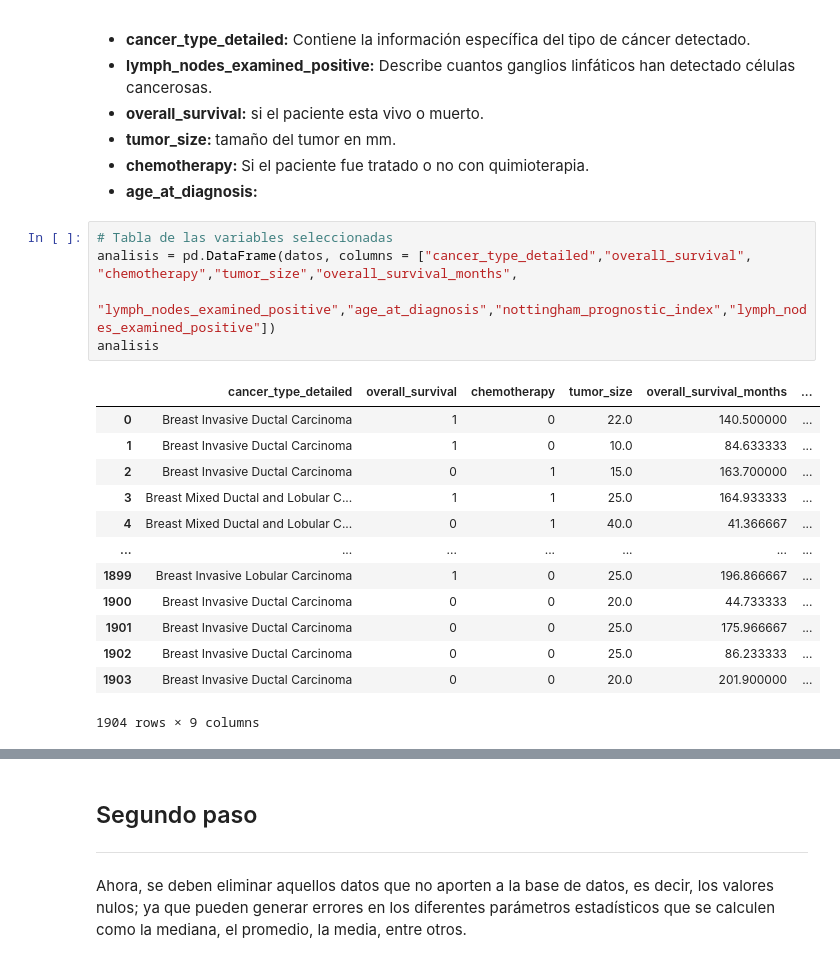
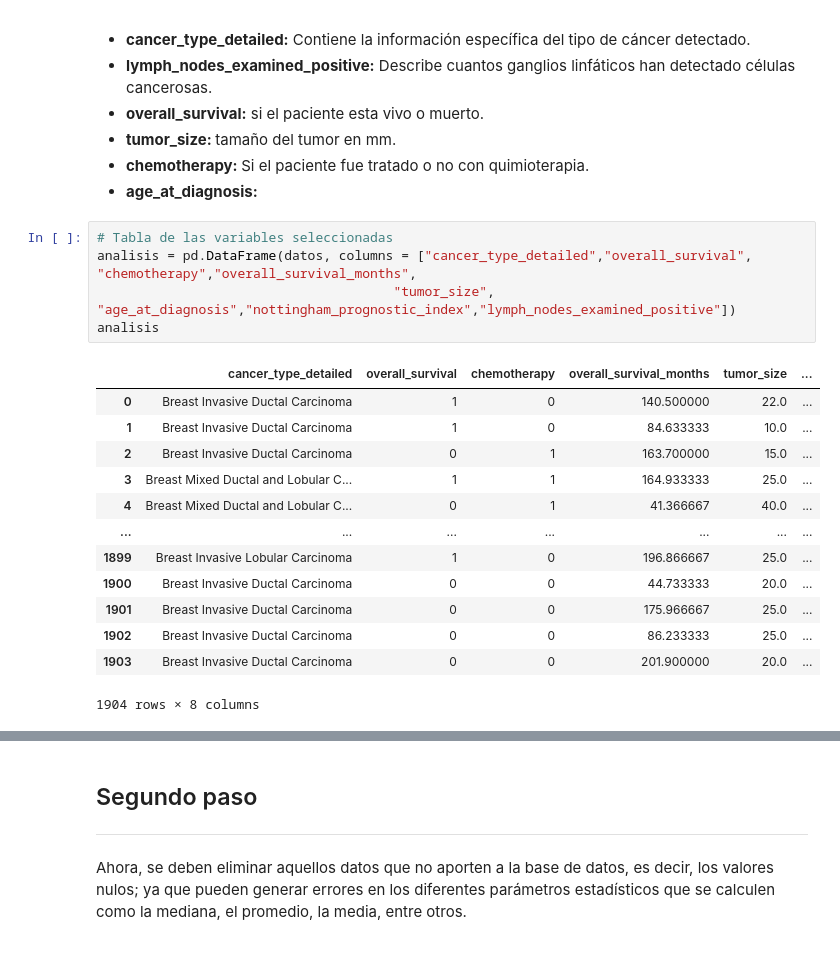
Before and after one commit to diazgaby/MachineLearning_Pregrado, a Jupyter notebook: comp.ipynb, the cells around one changed output, grey strips where cells are left out. Cells and saved outputs as stored; diff of their text form.

```diff
--- a/comp.ipynb
+++ b/comp.ipynb
@@ -65,23 +65,23 @@ Name: mutation_count, dtype: float64
 </ul>
 # %%
 # Tabla de las variables seleccionadas
-analisis = pd.DataFrame(datos, columns = ["cancer_type_detailed","overall_survival", "chemotherapy","tumor_size","overall_survival_months",
-                                      "lymph_nodes_examined_positive","age_at_diagnosis","nottingham_prognostic_index","lymph_nodes_examined_positive"])
+analisis = pd.DataFrame(datos, columns = ["cancer_type_detailed","overall_survival", "chemotherapy","overall_survival_months",
+                                      "tumor_size", "age_at_diagnosis","nottingham_prognostic_index","lymph_nodes_examined_positive"])
 analisis
 # %% [output]
-|  | cancer_type_detailed | overall_survival | chemotherapy | tumor_size | overall_survival_months | ... |
-| 0 | Breast Invasive Ductal Carcinoma | 1 | 0 | 22.0 | 140.500000 | ... |
-| 1 | Breast Invasive Ductal Carcinoma | 1 | 0 | 10.0 | 84.633333 | ... |
-| 2 | Breast Invasive Ductal Carcinoma | 0 | 1 | 15.0 | 163.700000 | ... |
-| 3 | Breast Mixed Ductal and Lobular C... | 1 | 1 | 25.0 | 164.933333 | ... |
-| 4 | Breast Mixed Ductal and Lobular C... | 0 | 1 | 40.0 | 41.366667 | ... |
+|  | cancer_type_detailed | overall_survival | chemotherapy | overall_survival_months | tumor_size | ... |
+| 0 | Breast Invasive Ductal Carcinoma | 1 | 0 | 140.500000 | 22.0 | ... |
+| 1 | Breast Invasive Ductal Carcinoma | 1 | 0 | 84.633333 | 10.0 | ... |
+| 2 | Breast Invasive Ductal Carcinoma | 0 | 1 | 163.700000 | 15.0 | ... |
+| 3 | Breast Mixed Ductal and Lobular C... | 1 | 1 | 164.933333 | 25.0 | ... |
+| 4 | Breast Mixed Ductal and Lobular C... | 0 | 1 | 41.366667 | 40.0 | ... |
 | ... | ... | ... | ... | ... | ... | ... |
-| 1899 | Breast Invasive Lobular Carcinoma | 1 | 0 | 25.0 | 196.866667 | ... |
-| 1900 | Breast Invasive Ductal Carcinoma | 0 | 0 | 20.0 | 44.733333 | ... |
-| 1901 | Breast Invasive Ductal Carcinoma | 0 | 0 | 25.0 | 175.966667 | ... |
-| 1902 | Breast Invasive Ductal Carcinoma | 0 | 0 | 25.0 | 86.233333 | ... |
-| 1903 | Breast Invasive Ductal Carcinoma | 0 | 0 | 20.0 | 201.900000 | ... |
+| 1899 | Breast Invasive Lobular Carcinoma | 1 | 0 | 196.866667 | 25.0 | ... |
+| 1900 | Breast Invasive Ductal Carcinoma | 0 | 0 | 44.733333 | 20.0 | ... |
+| 1901 | Breast Invasive Ductal Carcinoma | 0 | 0 | 175.966667 | 25.0 | ... |
+| 1902 | Breast Invasive Ductal Carcinoma | 0 | 0 | 86.233333 | 25.0 | ... |
+| 1903 | Breast Invasive Ductal Carcinoma | 0 | 0 | 201.900000 | 20.0 | ... |
-1904 rows × 9 columns
+1904 rows × 8 columns
 # %%
 analisis.info()
 analisis.isnull().sum()
```
Also changed, not shown: parts of 26 cells of this notebook.
